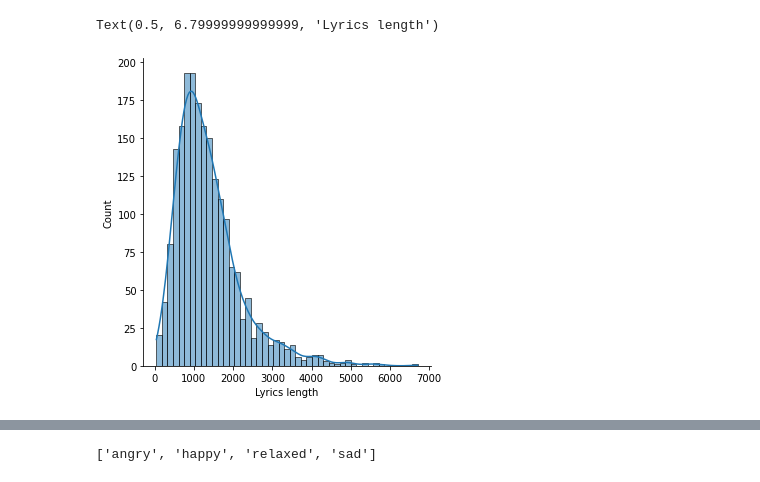
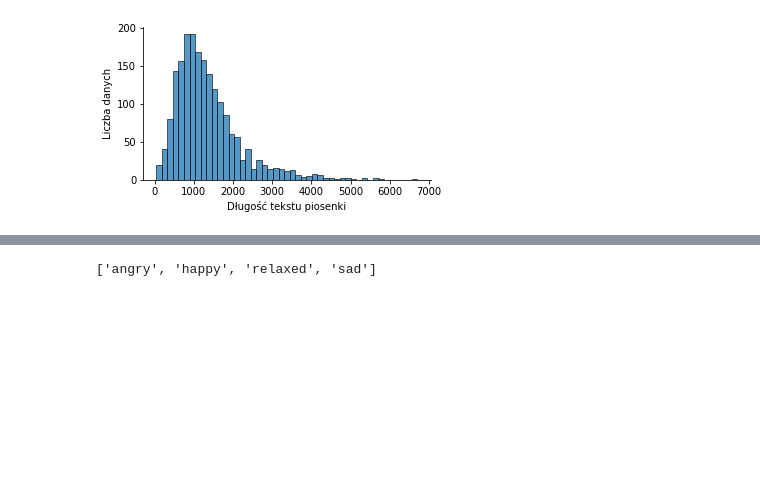
Before and after one commit to wojtek11530/song_lyric_classification, a Jupyter notebook: notebooks/preprocessed_dataset_analysis.ipynb, the cells around one changed output, grey strips where cells are left out. Drawn from its saved outputs; the diff is of its cells as text; code cells hidden in the pictures; blank space fills up the shorter version.

```diff
--- a/notebooks/preprocessed_dataset_analysis.ipynb
+++ b/notebooks/preprocessed_dataset_analysis.ipynb
@@ -62,8 +62,11 @@ general_genre        748
 dtype: int64
-# %%
-sns.displot(df['lyrics'].str.len(), kde=True)
-plt.xlabel('Lyrics length')
-# %% [output]
-Text(0.5, 6.79999999999999, 'Lyrics length')
-[figure, removed]
+# %%
+g = sns.displot(df['lyrics'].str.len())
+g.fig.set_figwidth(5)
+g.fig.set_figheight(2.5)
+plt.xlabel('Długość tekstu piosenki')
+plt.ylabel('Liczba danych')
+plt.savefig('lyrics_length.pdf', bbox_inches = "tight")
+# %% [output]
+[figure, added]
 # %%
```
Also changed, not shown: parts of 19 cells of this notebook.
